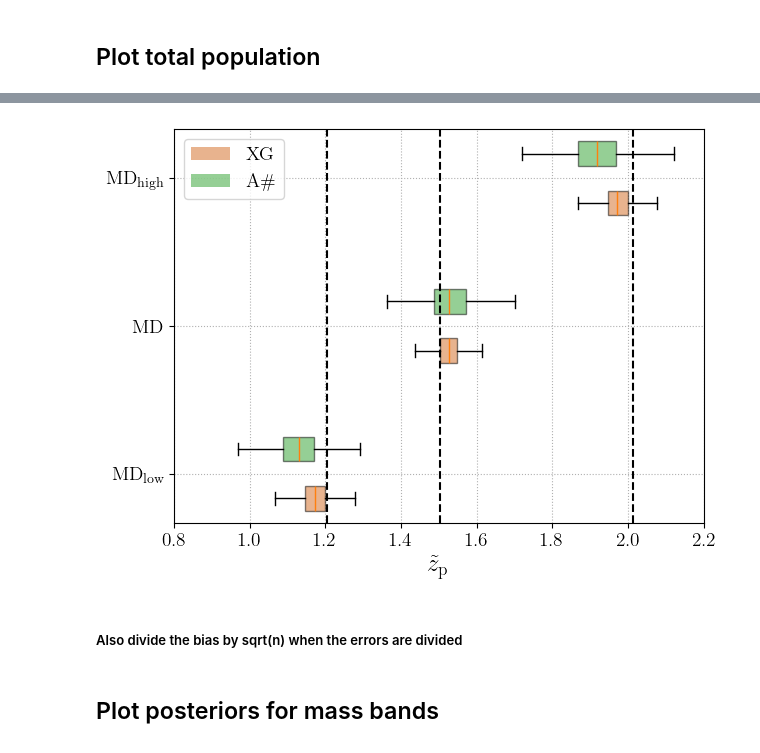
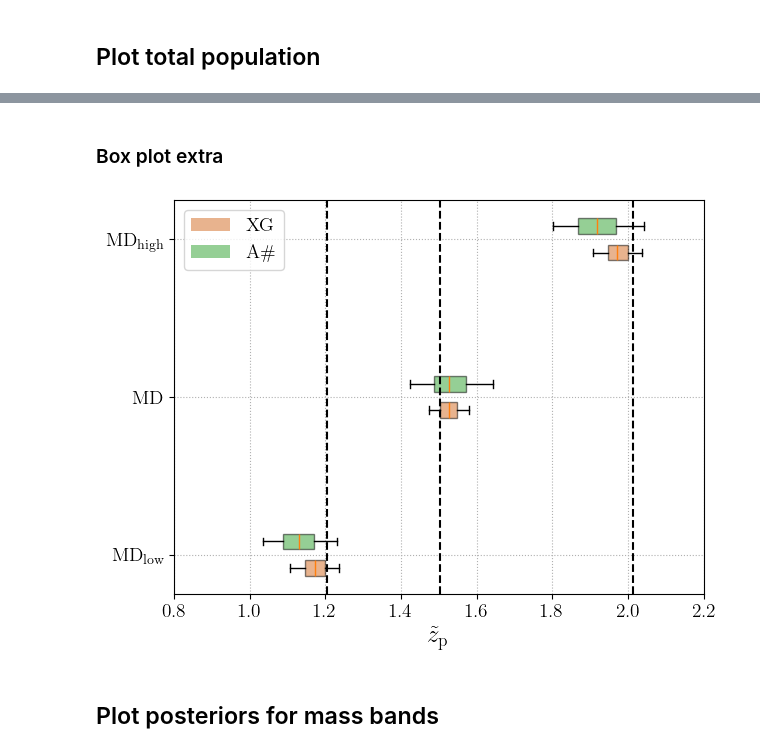
Before and after one commit to divyajyoti09/next_gen_detect, a Jupyter notebook: A-sharp_z_peak_mapping/Paper1_plots_extra.ipynb, the cells around one changed output, grey strips where cells are left out. Cells and saved outputs as stored; diff of their text form; code cells hidden in the pictures.

```diff
--- a/A-sharp_z_peak_mapping/Paper1_plots_extra.ipynb
+++ b/A-sharp_z_peak_mapping/Paper1_plots_extra.ipynb
@@ -94,6 +103,7 @@ netws = {'A-Sharp':'LHI',
          'XG':'CE4020ET123'}
 plot_labels = {'CE4020ET123':'XG',
                'Asharp': 'A\#',
+               'O5c': 'O5c',
                'MD': 'MD',
                'MDhigh': 'MD\\textsubscript{high}',
                'MDlow': 'MD\\textsubscript{low}'}
@@ -935,0 +1011,7 @@ Type:      function
+# %%
+def get_ci(data):
+    ci_dict = {'ci5': np.quantile(data, 0.05),
+               'ci95': np.quantile(data, 0.95),
+               'ci50': np.median(data)}
+    return(ci_dict)
+ci_dicts = map_nested_dict(pop_results, lambda res: get_ci(res.posterior['z_peak_new']))
@@ -935,0 +1058,30 @@ Type:      function
+# %%
+from matplotlib.patches import Patch
+group_centers = []
+group_labels = []
+alpha=0.8
+plt.figure(figsize=(9,3))
+for i, MDmodel in enumerate(['MDlow', 'MD', 'MDhigh']):
+    group_center = i/4
+    group_centers.append(group_center)
+    group_labels.append(MDmodel)
+    legend_handles = []
+    for j, netw, colr in zip([0.1, -0.1], ['Asharp', 'CE4020ET123'], ['tab:green', 'chocolate']):
+        legend_handles.append(Patch(facecolor=colr, label=plot_labels[netw], alpha=alpha))
+        x1 = ci_dicts_scaled[MDmodel][netw]['total']['ci5']
+        x2 = ci_dicts_scaled[MDmodel][netw]['total']['ci95']
+        y  = group_center + j
+
+        # Draw whiskers
+        draw_whisker(x1, x2, y, color=colr, lw=4, cap_size=0.03, cap_lw=1.5, alpha=alpha)
+
+        # Add a marker for the median
+        ci50 = ci_dicts_scaled[MDmodel][netw]['total']['ci50']
+        plt.plot(ci50, y, marker='|', color=colr, markersize=16)
+    plt.axvline(true_params[MDmodel]['z_peak_new'], c='k', ls='--')
+plt.yticks(group_centers, group_labels, fontsize=12)
+plt.xlabel('$\\tilde{z}_{\mathrm{p}}$', fontsize=18)
+plt.xticks(fontsize=12)
+plt.grid(ls=':')
+plt.legend(handles=legend_handles, fontsize=12)
+plt.savefig(os.path.join(plot_dir, 'ci_comparison_scaled_Asharp_XG_total.png'), dpi=300)
@@ -936,3 +1090,5 @@ Type:      function
+# %% [markdown]
+### Box plot extra
 # %%
 import matplotlib.pyplot as plt
 import numpy as np
@@ -962,7 +1118,7 @@ for MDmodel in ['MDlow', 'MD', 'MDhigh']:
         histdata = pop_results[MDmodel][netw]['total'].posterior['z_peak_new']
 
         all_data.append(histdata)
-        current_pos = pos + i
+        current_pos = pos + i/2
         positions.append(current_pos)
         model_positions.append(current_pos)
 
@@ -978,38 +1134,38 @@ bp = ax.boxplot(
     positions=positions,
     vert=False,
     patch_artist=True,
-    showfliers=False
+    whis=(5, 95),
+    showfliers=False,
+    widths=0.3
 )
 
 # Color boxes
 for patch, colr in zip(bp['boxes'], colors * len(pop_results)):
     patch.set_facecolor(colr)
     patch.set_alpha(0.5)
 
 # --- True value vertical lines ---
 for center, MDmodel in zip(group_centers, pop_results.keys()):
     true_val = true_params[MDmodel]['z_peak_new']
     ax.axvline(true_val, color='k', ls='--')
 
 # --- Y-axis labels (MD models) ---
 ax.set_yticks(group_centers)
 ax.set_yticklabels(group_labels, fontsize=14)
 
 # Formatting
 ax.set_xlabel(r'$\tilde{z}_{\mathrm{p}}$', fontsize=18)
 ax.set_ylabel('')
 ax.grid(ls=':')
 ax.tick_params(labelsize=14)
 ax.set_xlim(0.8, 2.2)
 
 ax.legend(handles=legend_handles, fontsize=14)
 
 plt.tight_layout()
 #plt.savefig(os.path.join(plot_dir, 'combined_horizontal_boxplot_z_peak_new.png'), dpi=300)
 # %% [output]
-[figure, old version]
+[figure, new version]
-# %% [markdown]
-##### Also divide the bias by sqrt(n) when the errors are divided
 # %% [markdown]
 ## Plot posteriors for mass bands
 # %%
```
Also changed, not shown: parts of 29 cells of this notebook, 2 other files.
